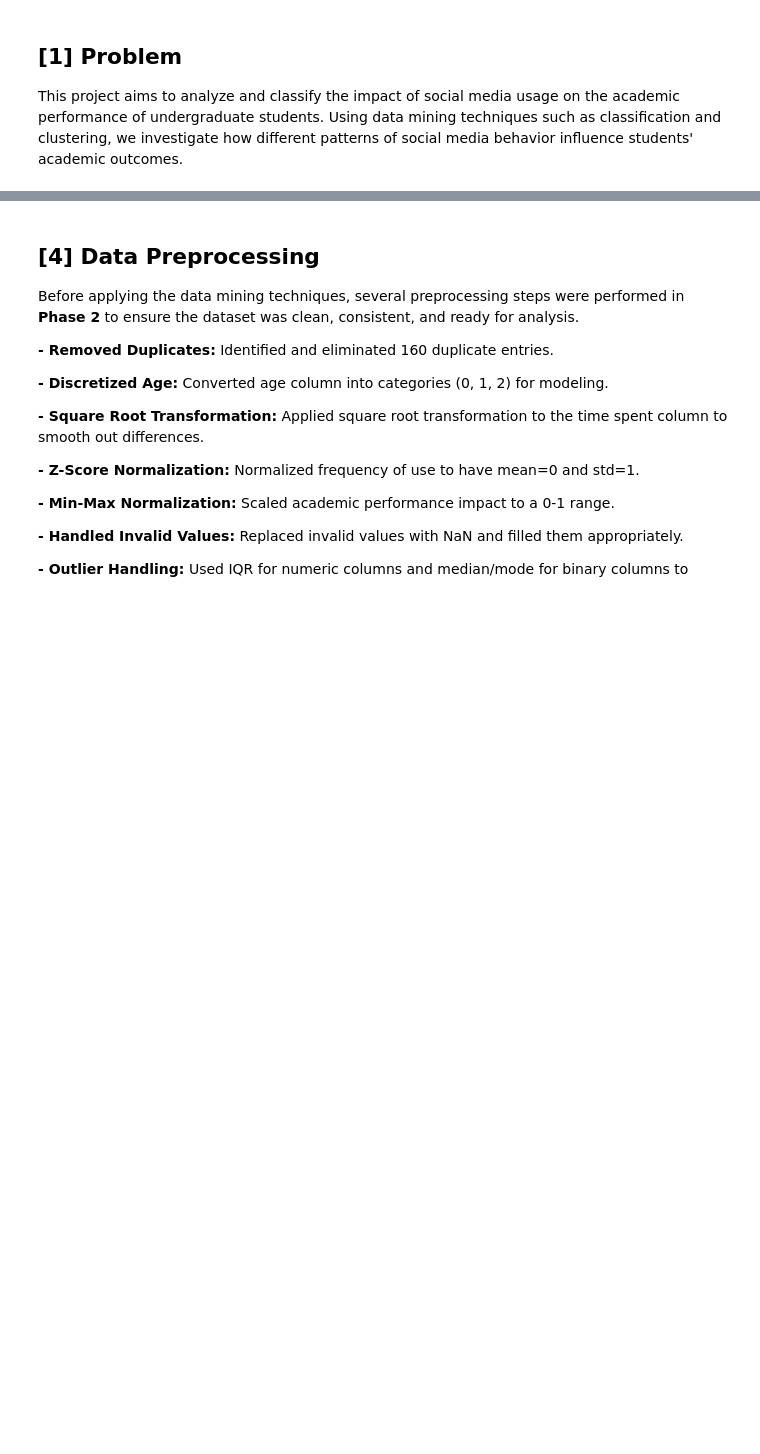
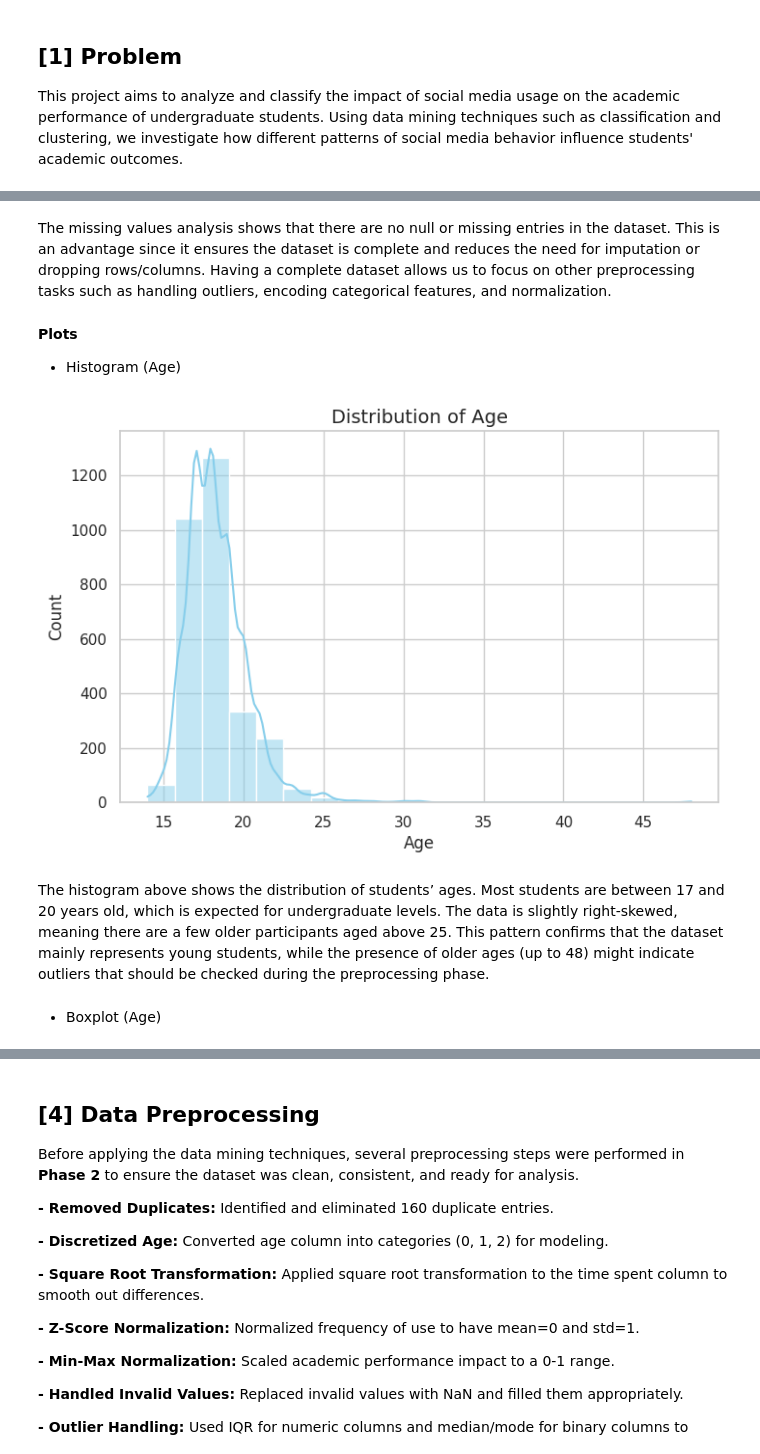
Before and after one commit to SaraAljuraybah/Data-Mining-Project, a Jupyter notebook: Reports/Phase3.ipynb, the cells around one changed output, grey strips where cells are left out. Saved outputs shown, nothing was run; the diff lists cells and outputs as text; code cells hidden in the pictures; blank space fills up the shorter version.

```diff
--- a/Reports/Phase3.ipynb
+++ b/Reports/Phase3.ipynb
@@ -45,0 +193,20 @@ This section provides the final version of the dataset used for data mining task
+# %% [markdown]
+
+The missing values analysis shows that there are no null or missing entries in the dataset. This is an advantage since it ensures the dataset is complete and reduces the need for imputation or dropping rows/columns. Having a complete dataset allows us to focus on other preprocessing tasks such as handling outliers, encoding categorical features, and normalization.
+# %% [markdown]
+
+**Plots**
+- Histogram (Age)
+# %%
+plt.figure(figsize=(8,5))
+sns.histplot(df["Age"], bins=20, kde=True, color="skyblue")
+plt.title("Distribution of Age", fontsize=14)
+plt.xlabel("Age")
+plt.ylabel("Count")
+plt.show()
+# %% [output]
+[figure, added]
+# %% [markdown]
+The histogram above shows the distribution of students’ ages. Most students are between 17 and 20 years old, which is expected for undergraduate levels. The data is slightly right-skewed, meaning there are a few older participants aged above 25. This pattern confirms that the dataset mainly represents young students, while the presence of older ages (up to 48) might indicate outliers that should be checked during the preprocessing phase.
+# %% [markdown]
+- Boxplot (Age)
```
Also changed, not shown: parts of 92 cells of this notebook.
